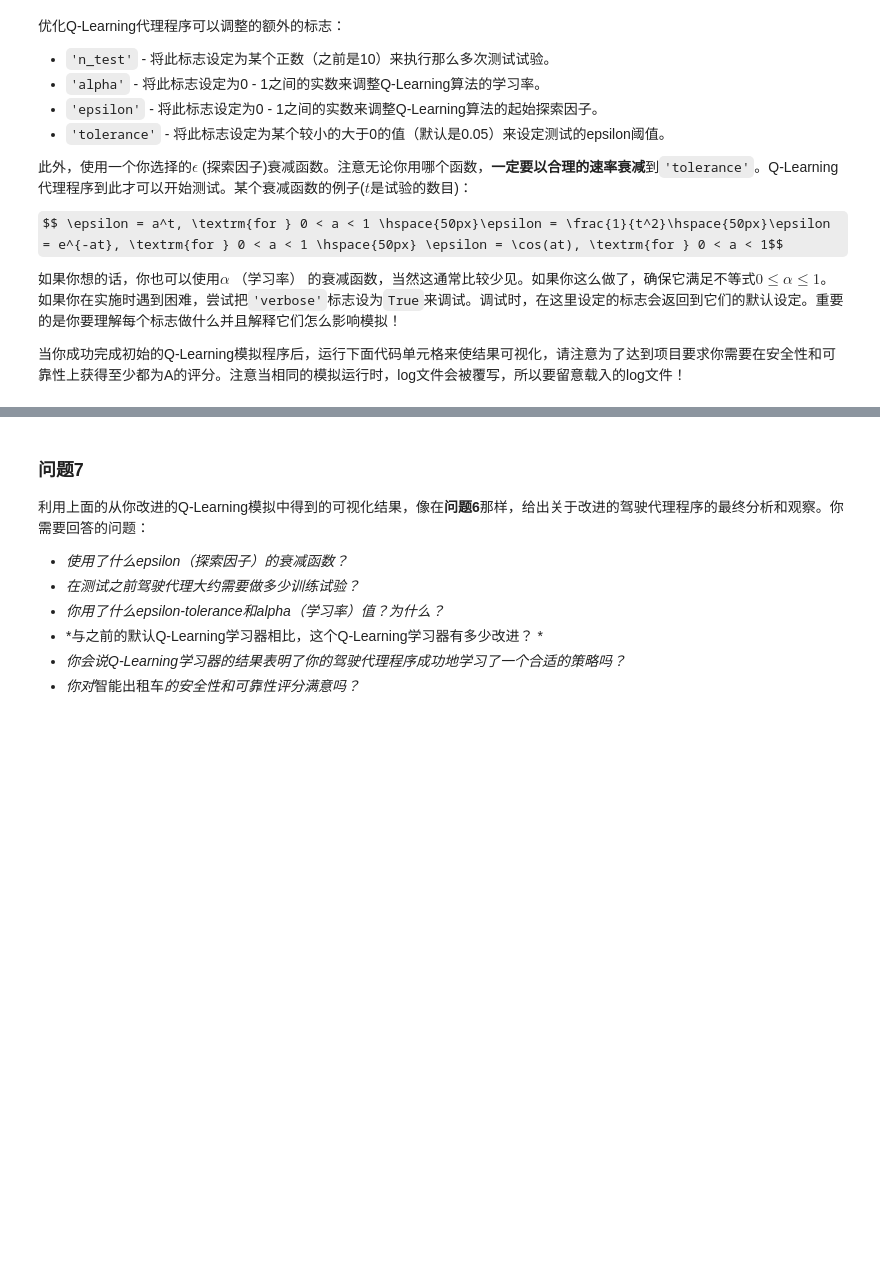
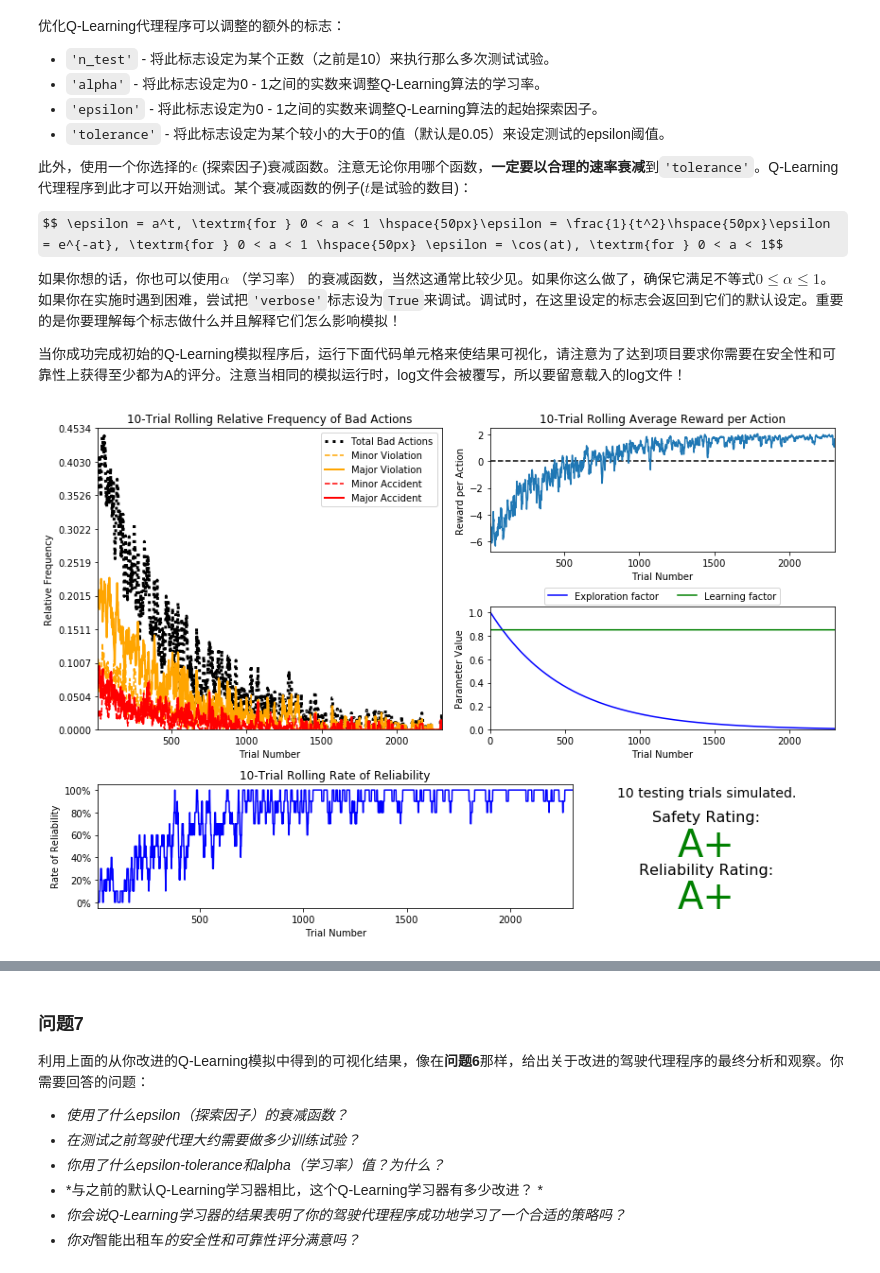
Before and after one commit to fountainhead-gq/smartcab, a Jupyter notebook: smartcab.ipynb, the cells around one changed output, grey strips where cells are left out. Saved outputs shown, nothing was run; the diff lists cells and outputs as text; code cells hidden in the pictures; some formulas as TeX source; blank space fills up the shorter version.

```diff
--- a/smartcab.ipynb
+++ b/smartcab.ipynb
@@ -270,7 +270,9 @@ $$ \epsilon = a^t, \textrm{for } 0 < a < 1 \hspace{50px}\epsilon = \frac{1}{t^2}
 当你成功完成初始的Q-Learning模拟程序后，运行下面代码单元格来使结果可视化，请注意为了达到项目要求你需要在安全性和可靠性上获得至少都为A的评分。注意当相同的模拟运行时，log文件会被覆写，所以要留意载入的log文件！
 # %%
 # Load the 'sim_improved-learning' file from the improved Q-Learning simulation
-vs.plot_trials('sim_improved-learning-exp0.001.csv')
-# tolerance=0.01,alpha=0.005,exp(-at)
+vs.plot_trials('sim_improved-learning-alpha0.85.csv')
+# tolerance=0.01,alpha=0.85,a**t
+# %% [output]
+[figure, added]
 # %%
 # Load the 'sim_improved-learning' file from the improved Q-Learning simulation
```
Also changed, not shown: parts of 10 cells of this notebook, 12 other files.
